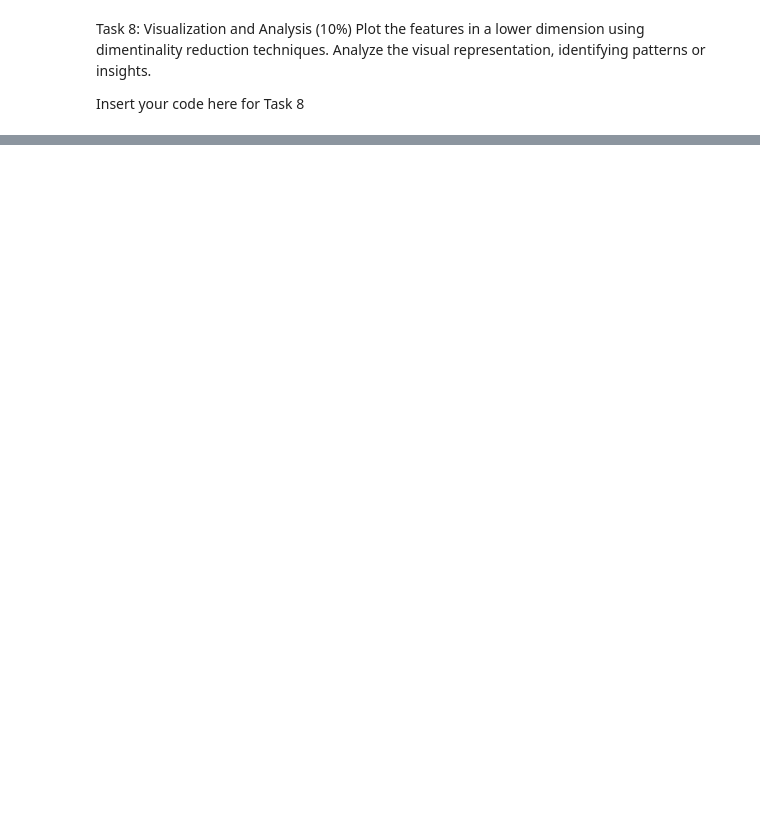
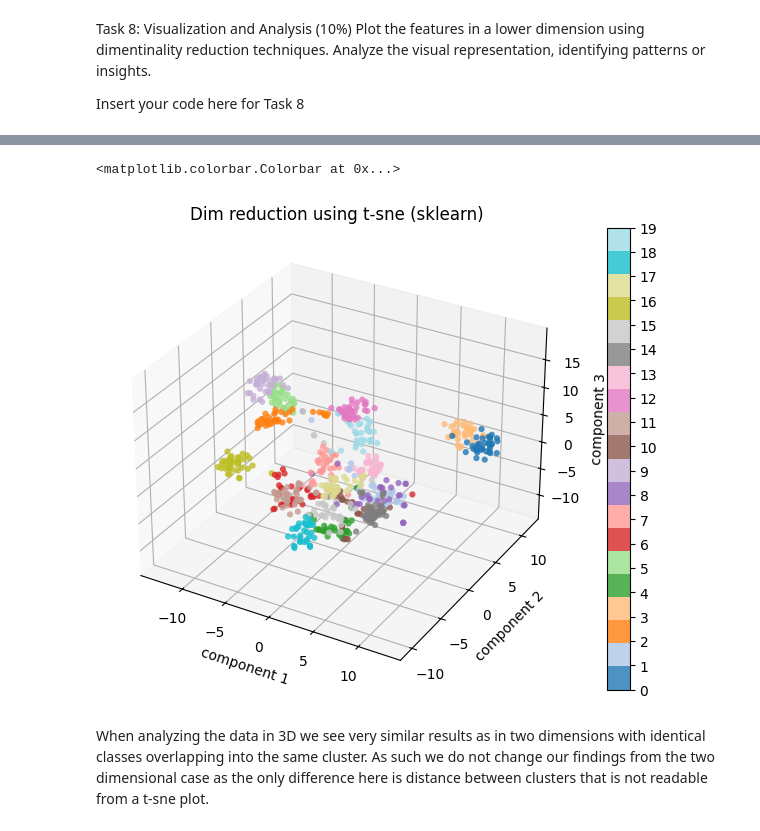
Before and after one commit to SeivenBell/Data_Science_and_Statistical_Learning_Projects, a Jupyter notebook: Assignment1.ipynb, the cells around one changed output, grey strips where cells are left out. Drawn from its saved outputs; the diff is of its cells as text; code cells hidden in the pictures; blank space fills up the shorter version.

```diff
--- a/Assignment1.ipynb
+++ b/Assignment1.ipynb
@@ -568,0 +647,22 @@ umap.plot.show(p)
+# %%
+#Creating a 3D plot of the data with a projection figure
+fig = plt.figure(figsize=(10,6))
+plt.tight_layout()
+ax = fig.add_subplot(projection='3d')
+
+#Using the same methodology for the 2D plot with one added Z value
+p = ax.scatter(Dim_Reduced_3[:,0], Dim_Reduced_3[:,1],Dim_Reduced_3[:,2],
+            c=not_test_labels, edgecolor='none', alpha=0.8,
+            cmap=plt.cm.get_cmap('tab20', 20))
+
+#Labelling the plot and components
+ax.set_xlabel('component 1')
+ax.set_ylabel('component 2')
+ax.set_zlabel('component 3')
+plt.title('Dim reduction using t-sne (sklearn)')
+fig.colorbar(p,ticks=range(0,20))
+# %% [output]
+<matplotlib.colorbar.Colorbar at 0x...>
+[figure, added]
+# %% [markdown]
+When analyzing the data in 3D we see very similar results as in two dimensions with identical classes overlapping into the same cluster. As such we do not change our findings from the two dimensional case as the only difference here is distance between clusters that is not readable from a t-sne plot.
```
Also changed, not shown: parts of 30 cells of this notebook.
